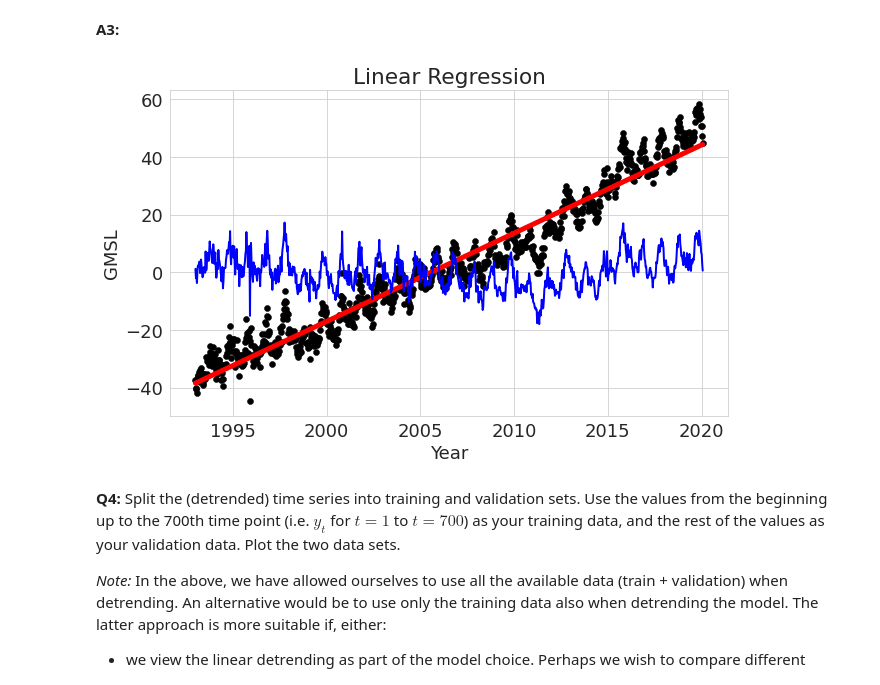
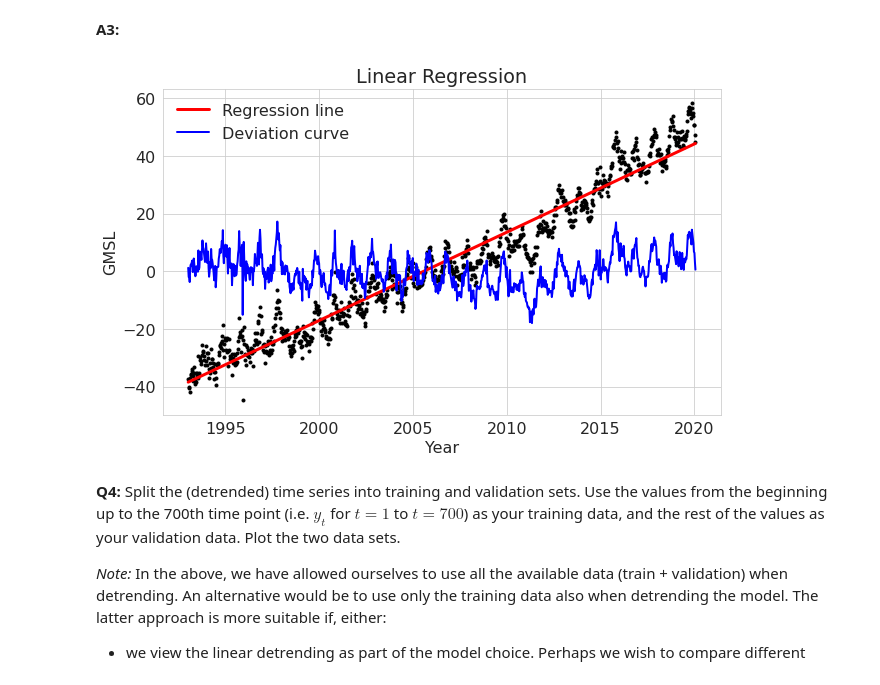
Before and after one commit to jrakhshanda/Time-Series-Sequence-Learning, a Jupyter notebook: tssl_lab1_ipynb_txt.ipynb, the cells around one changed output. Drawn from its saved outputs; the diff is of its cells as text; code cells hidden in the pictures.

```diff
--- a/tssl_lab1_ipynb_txt.ipynb
+++ b/tssl_lab1_ipynb_txt.ipynb
@@ -44,7 +44,7 @@ There are 997 observation in the sealevel datset. This datset has 12 features(co
 ### Time-Series Plot of GMSL
 # %%
 plt.figure(figsize=(8,8))
-plt.rcParams.update({'font.size': 18})
+plt.rcParams.update({'font.size': 16})
 plt.plot(df['Year'],df['GMSL'])
 plt.ylabel("GMSL")
 plt.xlabel("Year")
@@ -81,18 +81,18 @@ model = model.fit( X,y)
 y_pred = model.predict(X)
 dev = y - y_pred
 # %%
-plt.figure(figsize=(10,6))
-plt.rcParams.update({'font.size': 18})
-plt.scatter(X, y,  color='black', linewidths=0.5)
-plt.plot(X, y_pred, color='red', linewidth=5)
-plt.plot(X, dev, color='blue', linewidth=2)
+plt.rcParams.update({'font.size': 16})
+fig, ax = plt.subplots(figsize=(10,6))
+plt.scatter(X, y,  color='black', marker=".")
+ax.plot(X, y_pred, color='red', linewidth=3, label = 'Regression line')
+ax.plot(X, dev, color='blue', linewidth=2, label = 'Deviation curve')
 plt.ylabel("GMSL")
 plt.xlabel("Year")
 plt.title("Linear Regression")
-plt.grid(True)
+ax.legend(loc='upper left', frameon=False)
 plt.show()
 # %% [output]
-[figure, old version]
+[figure, new version]
 # %% [markdown]
 **Q4:** Split the (detrended) time series into training and validation sets. Use the values from the beginning up to the 700th time point (i.e. $y_t$ for $t=1$ to $t=700$) as your training data, and the rest of the values as your validation data. Plot the two data sets.
 
```
Also changed, not shown: parts of 1 cell of this notebook.
